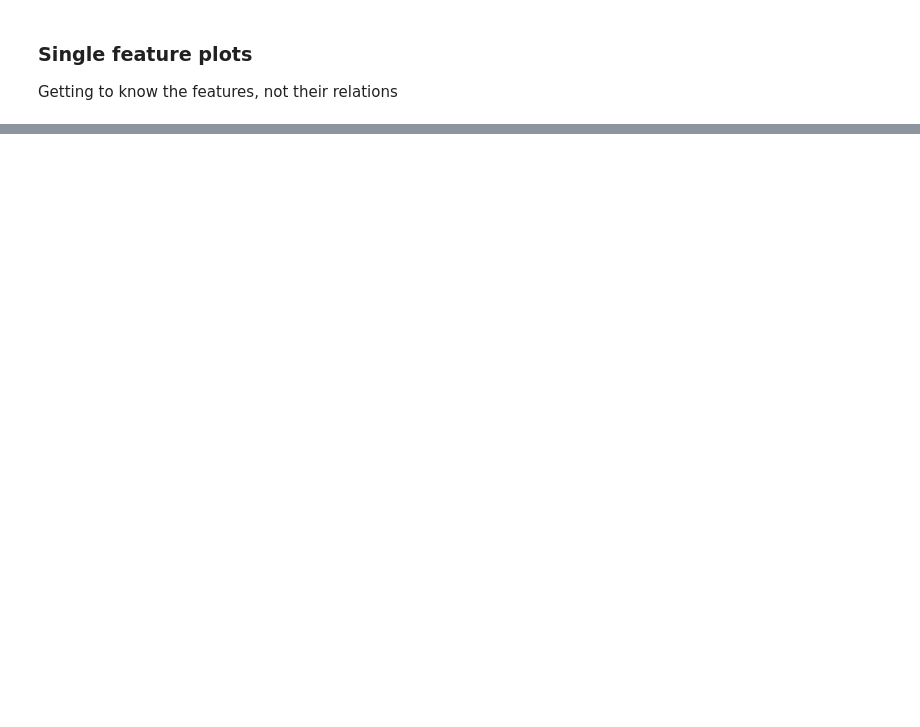
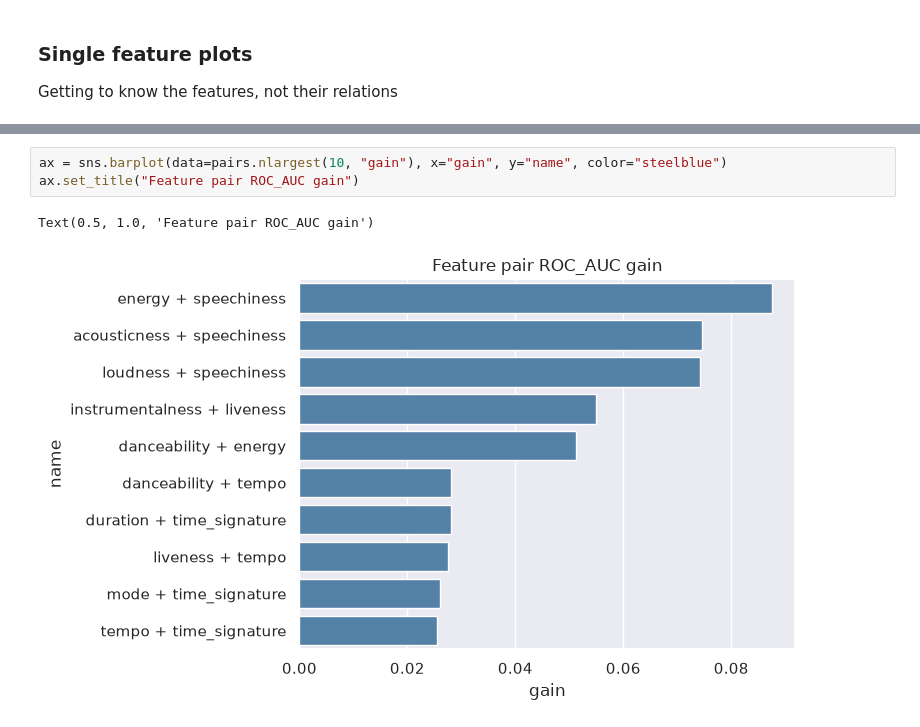
Before and after one commit to AndreassOlsson/FRTN65_code, a Jupyter notebook: labs/lab_1_music_taste_prediction/exploration.ipynb, the cells around one changed output, grey strips where cells are left out. Saved outputs shown, nothing was run; the diff lists cells and outputs as text; blank space fills up the shorter version.

```diff
--- a/labs/lab_1_music_taste_prediction/exploration.ipynb
+++ b/labs/lab_1_music_taste_prediction/exploration.ipynb
@@ -209,0 +276,6 @@ array([0.08984809, 0.04226261, 0.05817401, 0.04111863, 0.03536489,
+# %%
+ax = sns.barplot(data=pairs.nlargest(10, "gain"), x="gain", y="name", color="steelblue")
+ax.set_title("Feature pair ROC_AUC gain")
+# %% [output]
+Text(0.5, 1.0, 'Feature pair ROC_AUC gain')
+[figure, added]
```
Also changed, not shown: parts of 13 cells of this notebook.
